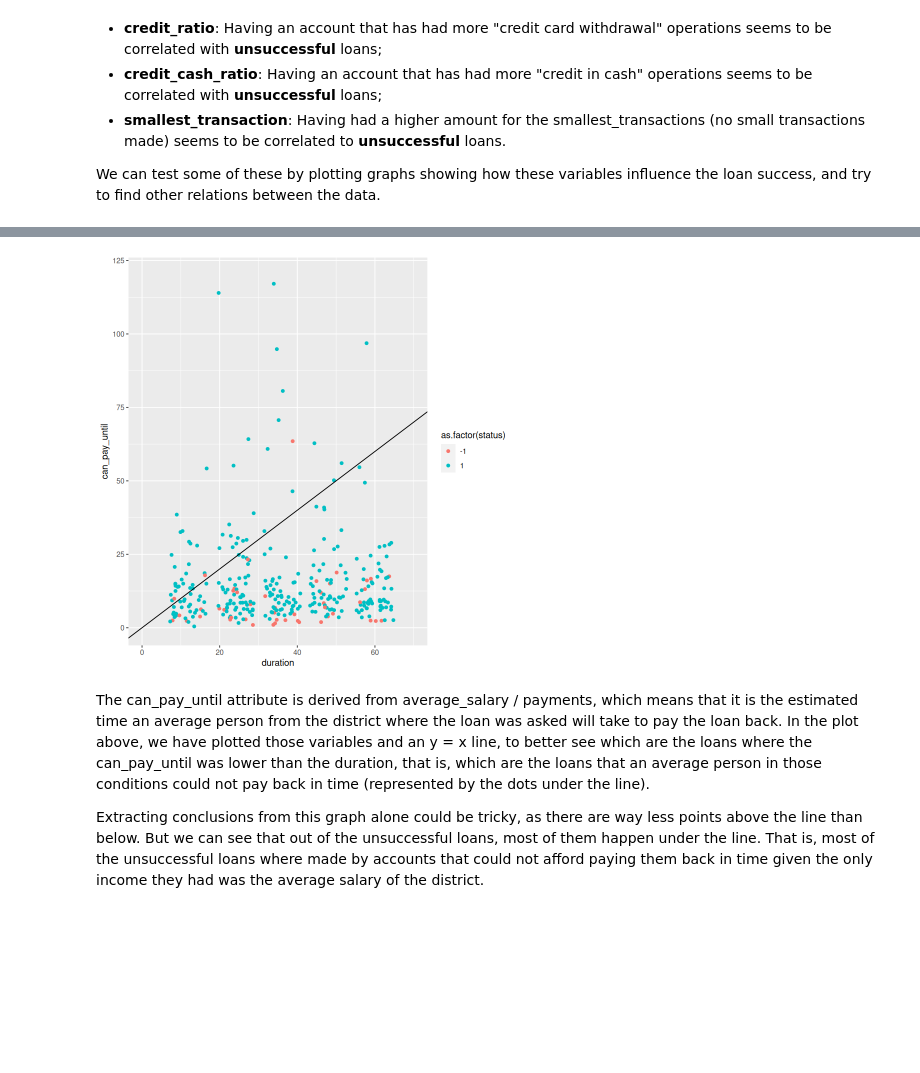
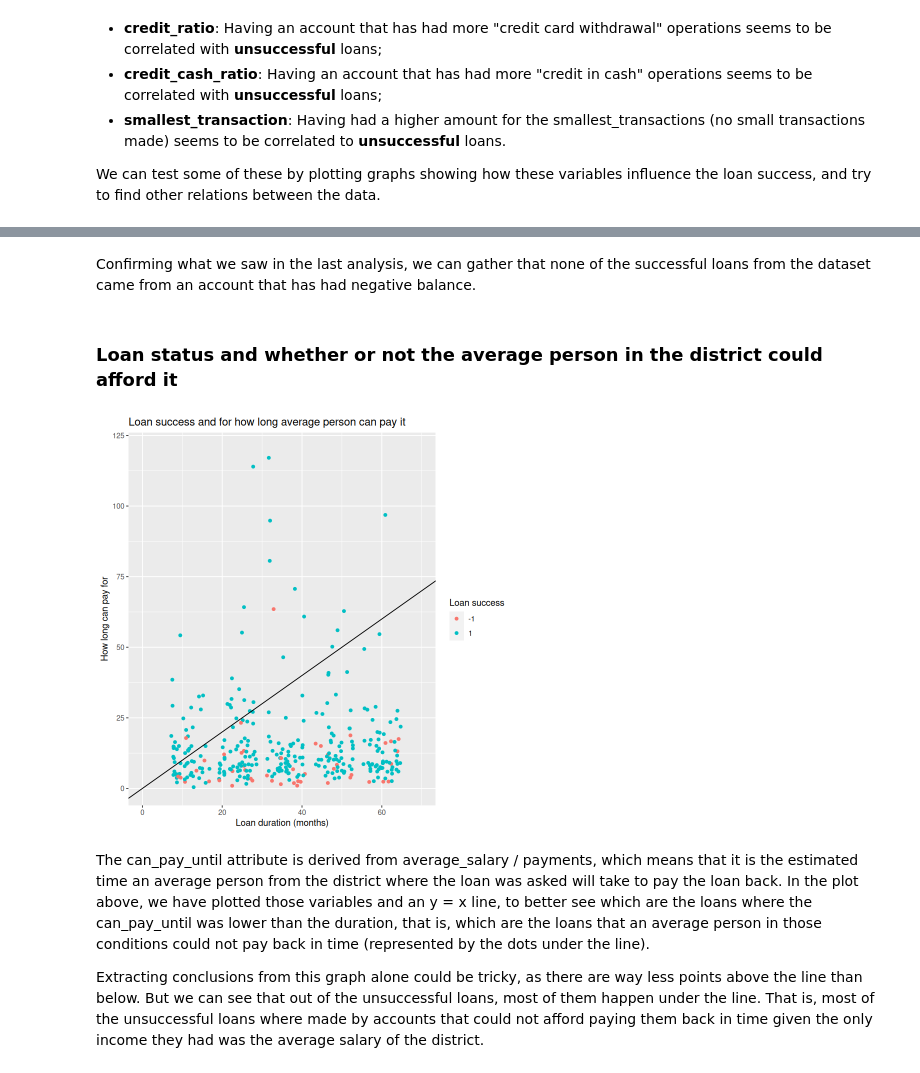
Before and after one commit to 1Krypt0/FEUP-AC-PROJ, a Jupyter notebook: docs/data-understanding.ipynb, the cells around one changed output, grey strips where cells are left out. Cells and saved outputs as stored; diff of their text form; code cells hidden in the pictures; blank space fills up the shorter version.

```diff
--- a/docs/data-understanding.ipynb
+++ b/docs/data-understanding.ipynb
@@ -113,13 +147,18 @@ From the small number of accounts that have been sanctioned in the past (14 dots
+# %% [markdown]
+Confirming what we saw in the last analysis, we can gather that none of the successful loans from the dataset came from an account that has had negative balance.
+# %% [markdown]
+### Loan status and whether or not the average person in the district could afford it
 # %%
 duration <- data$amount/data$payments
 
 ggplot(data, aes(x=duration, y=can_pay_until, color=as.factor(status))) +
 geom_jitter() +
+labs(color="Loan success", x="Loan duration (months)", y="How long can pay for", title="Loan success and for how long average person can pay it") +
 ylim(0,120) +
 xlim(0,70) +
 geom_abline(slope=1, intercept = 0)
 # %% [output]
-[figure, old version]
+[figure, new version]
 # %% [markdown]
 The can_pay_until attribute is derived from average_salary / payments, which means that it is the estimated time an average person from the district where the loan was asked will take to pay the loan back. In the plot above, we have plotted those variables and an y = x line, to better see which are the loans where the can_pay_until was lower than the duration, that is, which are the loans that an average person in those conditions could not pay back in time (represented by the dots under the line).
 
```
Also changed, not shown: parts of 24 cells of this notebook.
